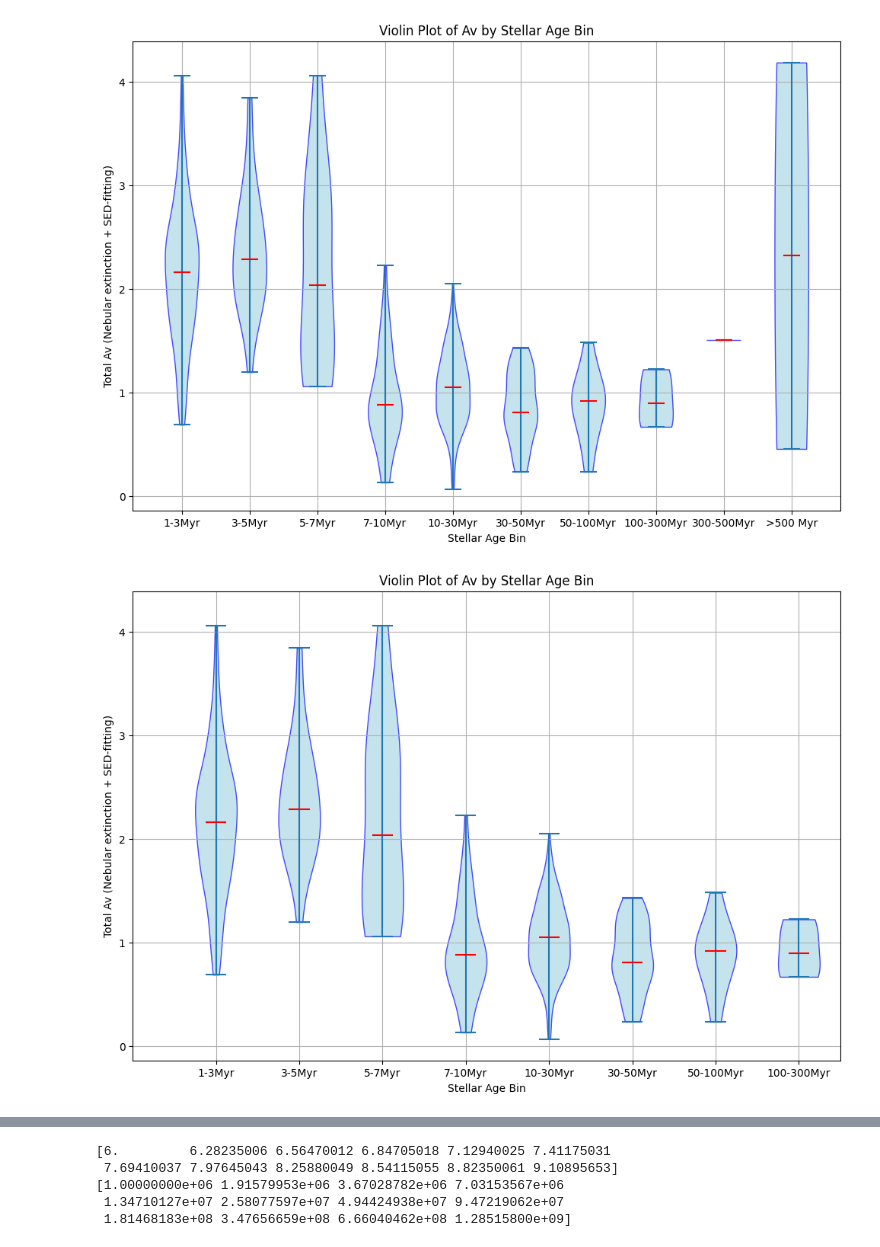
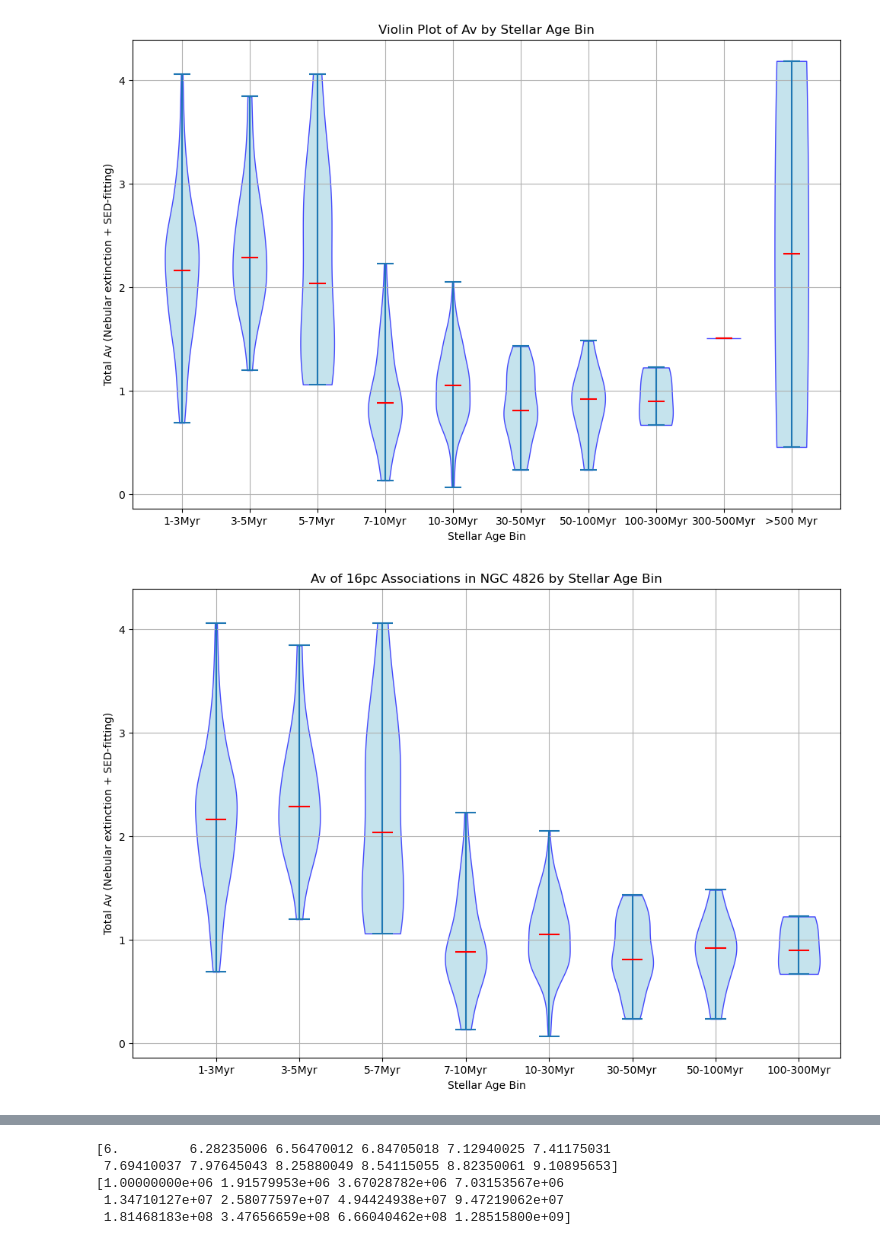
Before and after one commit to kilarson/msa, a Jupyter notebook: msa_cigale.ipynb, the cells around one changed output, grey strips where cells are left out. Drawn from its saved outputs; the diff is of its cells as text; code cells hidden in the pictures.

```diff
--- a/msa_cigale.ipynb
+++ b/msa_cigale.ipynb
@@ -52,7 +52,7 @@ tracer_band = 'nuv'
 # %%
 
 # Using Google Colab mode?
-google_colab = True
+google_colab = False
 
 
 if google_colab:
@@ -1436,33 +1436,33 @@ cigale_df['age_bin'] = pd.cut(np.log10(cigale_df['best.stellar.age_m_star']*1e6)
 
 # Create a list of Av values for each age bin
 av_data_by_age_bin = [v_diff[cigale_df['age_bin'] == label] for label in age_labels]
 av_tot_data_by_age_bin = [v_diff_all[cigale_df['age_bin'] == label] for label in age_labels]
 
 
 # Create the violin plot
 plt.figure(figsize=(12, 8))
 violin_parts = plt.violinplot(av_tot_data_by_age_bin, showmedians=True)
 #plt.violinplot(av_tot_data_by_age_bin, showmedians=True)
 
 # Customize the appearance of the violin plot (optional)
 for body in violin_parts['bodies']:
     body.set_facecolor('lightblue')
     body.set_edgecolor('blue')
     body.set_alpha(0.7)
 
 # Customize the median line (optional)
 violin_parts['cmedians'].set_edgecolor('red')
 
 # Set labels and title
 plt.xticks(np.arange(1, len(age_labels) + 1), age_labels)
 plt.ylabel('Total Av (Nebular extinction + SED-fitting)')
 plt.xlim(0,8.5)
 plt.xlabel('Stellar Age Bin')
-plt.title('Violin Plot of Av by Stellar Age Bin')
+plt.title('Av of 16pc Associations in NGC 4826 by Stellar Age Bin')
 plt.grid(True)
 
-#plt.savefig(fig_dir+gal+'_'+tracer_band+'_ws'+pc_scales[i]+'pc_Age_TotalAv_violin.pdf', bbox_inches='tight', pad_inches=0.15)
+plt.savefig(fig_dir+gal+'_'+tracer_band+'_ws'+pc_scales[i]+'pc_Age_TotalAv_violin.pdf', bbox_inches='tight', pad_inches=0.15)
 
 plt.show()
 # %% [output]
-[figure, old version]
+[figure, new version]
```
Also changed, not shown: parts of 14 cells of this notebook.
